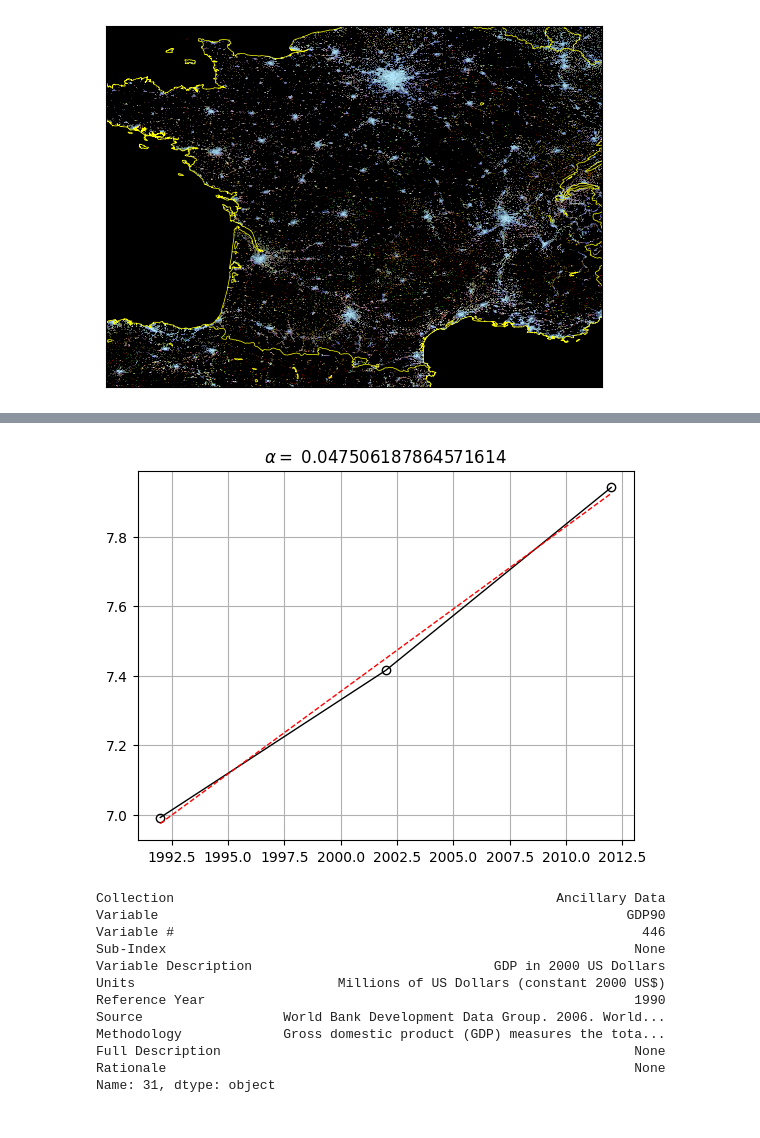
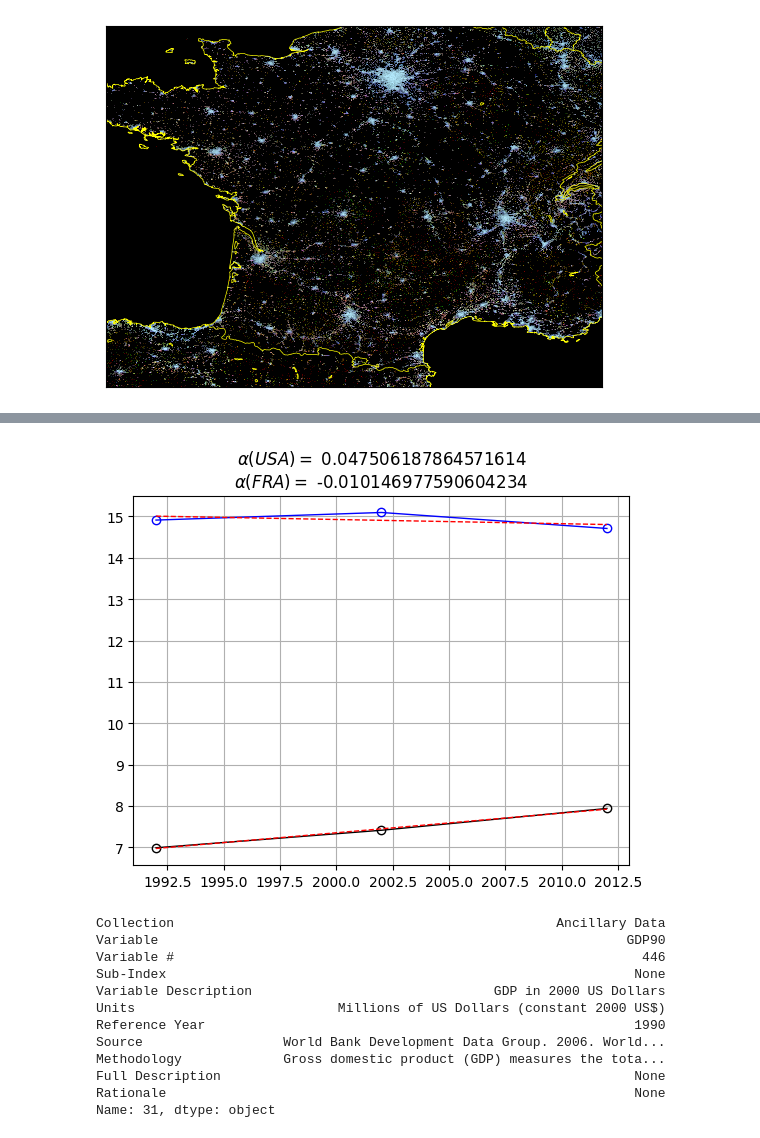
Before and after one commit to LanceryH/NASA-hackathon-2024, a Jupyter notebook: main.ipynb, the cells around one changed output, grey strips where cells are left out. Cells and saved outputs as stored; diff of their text form; code cells hidden in the pictures.

```diff
--- a/main.ipynb
+++ b/main.ipynb
@@ -92,26 +109,27 @@ plt.show()
 # %%
 from scipy.optimize import curve_fit
 
 def func(x, a, b):
     return a * x + b
 
 years = [1992,2002,2012]
 mean_luminosity_USA = [np.mean(image_USA[:,:,0]), np.mean(image_USA[:,:,1]), np.mean(image_USA[:,:,2])]
 mean_luminosity_FRA = [np.mean(image_FRA[:,:,0]), np.mean(image_FRA[:,:,1]), np.mean(image_FRA[:,:,2])]
 
 year_opt = np.linspace(years[0],years[2])
 popt_USA, pcov = curve_fit(func, years, mean_luminosity_USA)
 popt_FRA, pcov = curve_fit(func, years, mean_luminosity_FRA)
 
 plt.figure()
 plt.plot(years,mean_luminosity_USA, color="black", marker="o", fillstyle='none', linewidth=1)
-plt.plot(years,mean_luminosity_FRA, color="black", marker="o", fillstyle='none', linewidth=1)
-plt.plot(year_opt, func(year_opt, *popt), color='red', linestyle="--", linewidth=1)
-plt.title(fr"$\alpha =$ {popt[0]}")
+plt.plot(years,mean_luminosity_FRA, color="blue", marker="o", fillstyle='none', linewidth=1)
+plt.plot(year_opt, func(year_opt, *popt_USA), color='red', linestyle="--", linewidth=1)
+plt.plot(year_opt, func(year_opt, *popt_FRA), color='red', linestyle="--", linewidth=1)
+plt.title(fr"$\alpha(USA) =$ {popt_USA[0]}"+"\n"+fr"$\alpha(FRA) =$ {popt_FRA[0]}")
 plt.grid()
 plt.show()
 # %% [output]
-[figure, old version]
+[figure, new version]
 # %%
 mdb_file_path = 'C:\\Users\\test\\Documents\\Codes\\Python\\Personnel\\NASA-hackathon-2024\\data_SEDAC.mdb'
 conn_str = r'DRIVER={Microsoft Access Driver (*.mdb, *.accdb)};DBQ='+mdb_file_path+';'
```
Also changed, not shown: parts of 3 cells of this notebook.
